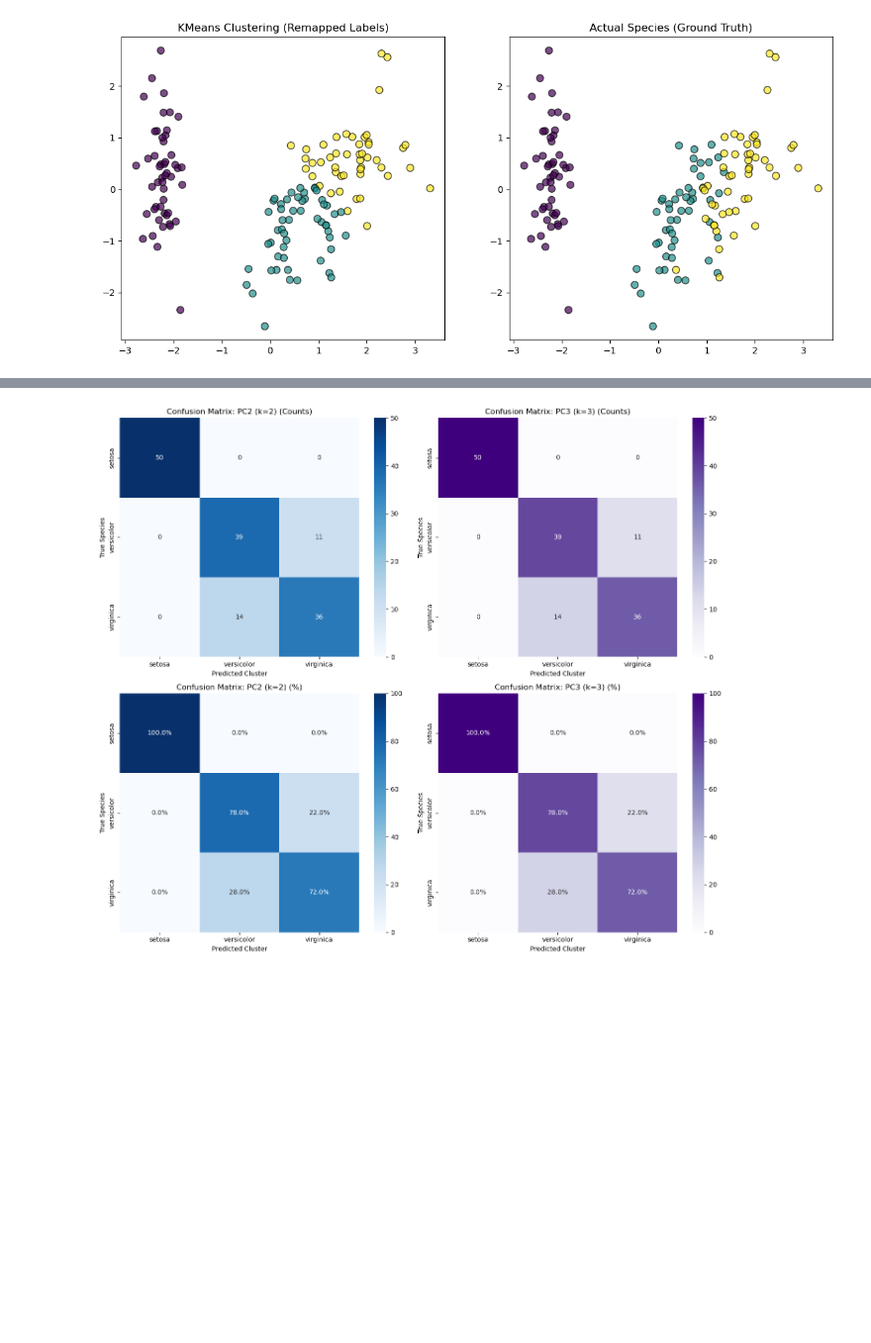
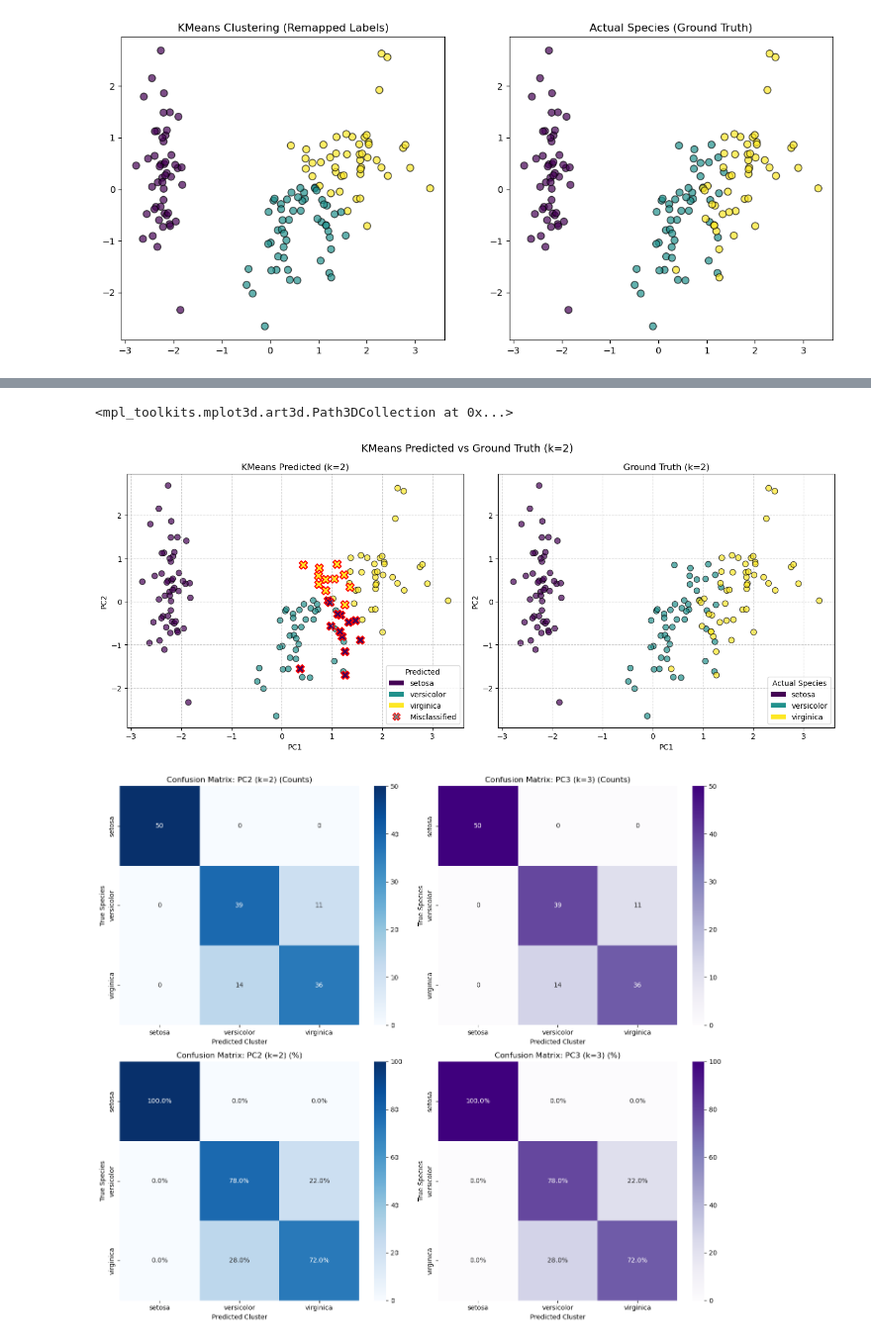
Before and after one commit to thaopham98/DataScience, a Jupyter notebook: python_analysis/A9-Dimentional Reduction.ipynb, the cells around one changed output, grey strips where cells are left out. Shown at 99% size. Saved outputs shown, nothing was run; the diff lists cells and outputs as text; code cells hidden in the pictures; blank space fills up the shorter version.

```diff
--- a/python_analysis/A9-Dimentional Reduction.ipynb
+++ b/python_analysis/A9-Dimentional Reduction.ipynb
@@ -1045,3 +1091,71 @@ plt.show()
+# %%
+misclassified = remapped_labels2 != data.target
+
+# Correct points
+ax1.scatter(X_reduced2[~misclassified, 0], X_reduced2[~misclassified, 1],
+            c=remapped_labels2[~misclassified], cmap='viridis', s=60, alpha=0.7, marker='o')
+
+# Misclassified points — use X marker
+ax1.scatter(X_reduced2[misclassified, 0], X_reduced2[misclassified, 1],
+            c=remapped_labels2[misclassified], cmap='viridis', s=120, alpha=1.0,
+            marker='X', edgecolor='red', linewidth=1.5, label='Misclassified')
+# %% [output]
+<mpl_toolkits.mplot3d.art3d.Path3DCollection at 0x...>
+# %%
+res2_v2 = evaluation_v2(X_reduced2, labels2, model_2, data.target)
+remapped_labels2 = res2_v2['remapped_labels']
+
+# Find misclassified points
+misclassified = remapped_labels2 != data.target
+
+fig, (ax1, ax2) = plt.subplots(1, 2, figsize=(14, 6))
+
+# --- Left Plot: KMeans Predicted (with misclassification markers) ---
+# Correct points — circle marker
+ax1.scatter(X_reduced2[~misclassified, 0], X_reduced2[~misclassified, 1],
+            c=remapped_labels2[~misclassified], cmap='viridis', s=60, alpha=0.7,
+            marker='o', edgecolor='k')
+
+# Misclassified points — X marker with red border
+ax1.scatter(X_reduced2[misclassified, 0], X_reduced2[misclassified, 1],
+            c=remapped_labels2[misclassified], cmap='viridis', s=120, alpha=1.0,
+            marker='X', edgecolor='red', linewidth=1.5)
+
+# Build legend manually: one handle per species + one for misclassified
+from matplotlib.lines import Line2D
+from matplotlib.patches import Patch
+import matplotlib.cm as cm
+
+viridis = cm.get_cmap('viridis')
+colors = viridis([0.0, 0.5, 1.0])  # approximate viridis colors for 0, 1, 2
+
+species_handles = [Patch(facecolor=colors[i], label=data.target_names[i]) for i in range(3)]
+misc_handle = Line2D([0], [0], marker='X', color='w', markerfacecolor='gray',
+                     markeredgecolor='red', markersize=10, label='Misclassified')
+
+ax1.legend(handles=species_handles + [misc_handle], title="Predicted")
+ax1.set_title("KMeans Predicted (k=2)")
+ax1.set_xlabel("PC1")
+ax1.set_ylabel("PC2")
+ax1.grid(True, linestyle='--', alpha=0.6)
+
+# --- Right Plot: Ground Truth ---
+scatter2 = ax2.scatter(X_reduced2[:, 0], X_reduced2[:, 1],
+                       c=data.target, cmap='viridis', s=60, alpha=0.7,
+                       edgecolor='k')
+
+species_handles2 = [Patch(facecolor=colors[i], label=data.target_names[i]) for i in range(3)]
+ax2.legend(handles=species_handles2, title="Actual Species")
+ax2.set_title("Ground Truth (k=2)")
+ax2.set_xlabel("PC1")
+ax2.set_ylabel("PC2")
+ax2.grid(True, linestyle='--', alpha=0.6)
+
+plt.suptitle("KMeans Predicted vs Ground Truth (k=2)", fontsize=14)
+plt.tight_layout()
+plt.show()
+# %% [output]
+[figure, added]
 # %%
 fig, axes = plt.subplots(2, 2, figsize=(14, 12))
 results = [res2, res3]
```
Also changed, not shown: parts of 8 cells of this notebook.
